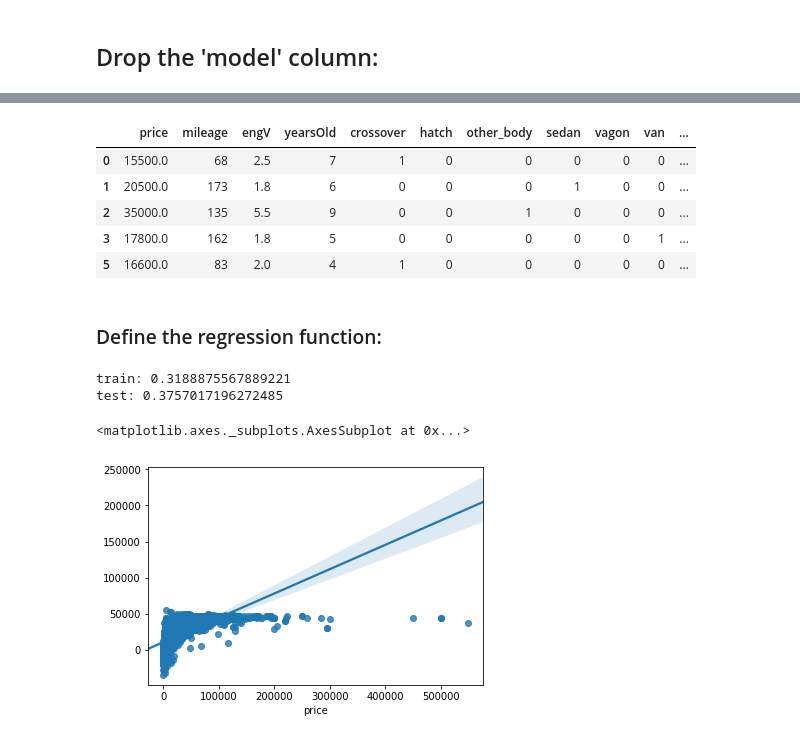
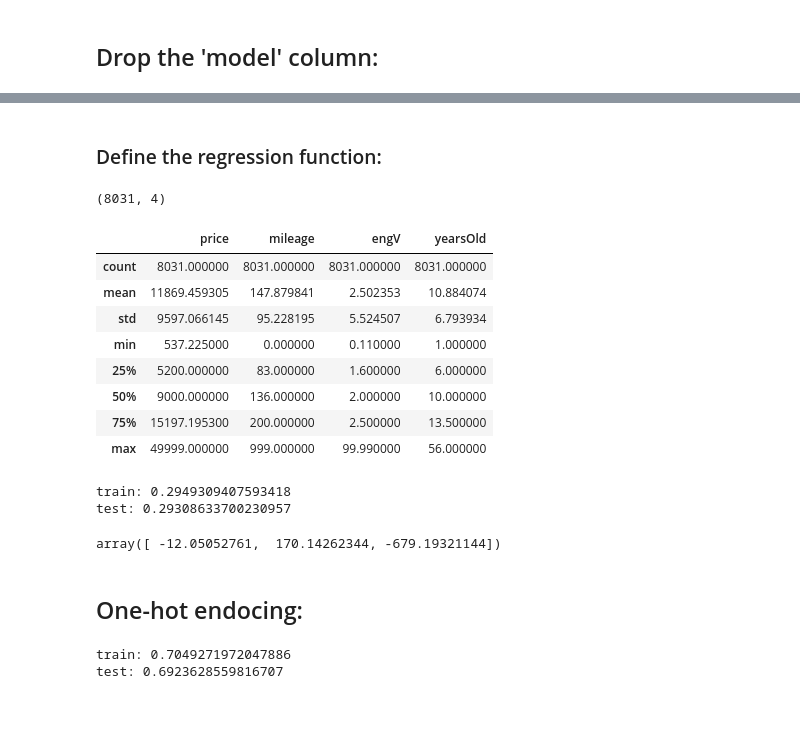
Before and after one commit to antoans/ML_with_Python_FMI, a Jupyter notebook: automobile_data_exploration/automobile_nb.ipynb, the cells around one changed output, grey strips where cells are left out. Saved outputs shown, nothing was run; the diff lists cells and outputs as text; code cells hidden in the pictures; blank space fills up the shorter version.

```diff
--- a/automobile_data_exploration/automobile_nb.ipynb
+++ b/automobile_data_exploration/automobile_nb.ipynb
@@ -174,38 +186,3 @@ data.describe()
-# %%
-encoded_data = data.copy()
-
-oneHot_body = pd.get_dummies(encoded_data['body'])
-oneHot_body.rename(columns={('other'): ('other_body')}, inplace=True)
-
-oneHot_drive = pd.get_dummies(encoded_data['drive'])
-
-oneHot_engType = pd.get_dummies(encoded_data['engType'])
-oneHot_engType.rename(columns={('Other'): ('other_engType')}, inplace=True)
-
-oneHot_reg = pd.get_dummies(encoded_data['registration']).drop('no', axis=1)
-oneHot_reg.rename(columns={('yes'): ('isRegistered')}, inplace=True)
-
-oneHot_car = pd.get_dummies(encoded_data['car'])
-
-
-encoded_data = encoded_data.join(oneHot_body)
-encoded_data = encoded_data.join(oneHot_drive)
-encoded_data = encoded_data.join(oneHot_reg)
-encoded_data = encoded_data.join(oneHot_engType)
-
-# Don't use the 'car' column for now.
-#encoded_data = encoded_data.join(oneHot_car)
-
-encoded_data = encoded_data.drop(['car', 'body', 'registration', 'drive', 'engType'], axis=1)
-
-encoded_data.head()
-# %% [output]
-|  | price | mileage | engV | yearsOld | crossover | hatch | other_body | sedan | vagon | van | ... |
-| 0 | 15500.0 | 68 | 2.5 | 7 | 1 | 0 | 0 | 0 | 0 | 0 | ... |
-| 1 | 20500.0 | 173 | 1.8 | 6 | 0 | 0 | 0 | 1 | 0 | 0 | ... |
-| 2 | 35000.0 | 135 | 5.5 | 9 | 0 | 0 | 1 | 0 | 0 | 0 | ... |
-| 3 | 17800.0 | 162 | 1.8 | 5 | 0 | 0 | 0 | 0 | 0 | 1 | ... |
-| 5 | 16600.0 | 83 | 2.0 | 4 | 1 | 0 | 0 | 0 | 0 | 0 | ... |
 # %% [markdown]
 ### Define the regression function:
 # %%
@@ -222,3 +199,38 @@ def do_linear_regression(X, y, return_train_test=False):
         return regressor, X_train, X_test, y_train, y_test
     else:
         return regressor
+# %%
+numeric_data = data[['price', 'mileage', 'engV', 'year']].copy()
+numeric_data['year'] = 2017 - numeric_data['year']
+numeric_data.rename(columns={('year'): ('yearsOld')}, inplace=True)
+
+numeric_data = numeric_data[numeric_data['price'] < 50000]
+numeric_data = numeric_data[numeric_data['price'] > 500]
+
+print(numeric_data.shape)
+numeric_data.describe()
+# %% [output]
+(8031, 4)
+|  | price | mileage | engV | yearsOld |
+| count | 8031.000000 | 8031.000000 | 8031.000000 | 8031.000000 |
+| mean | 11869.459305 | 147.879841 | 2.502353 | 10.884074 |
+| std | 9597.066145 | 95.228195 | 5.524507 | 6.793934 |
+| min | 537.225000 | 0.000000 | 0.110000 | 1.000000 |
+| 25% | 5200.000000 | 83.000000 | 1.600000 | 6.000000 |
+| 50% | 9000.000000 | 136.000000 | 2.000000 | 10.000000 |
+| 75% | 15197.195300 | 200.000000 | 2.500000 | 13.500000 |
+| max | 49999.000000 | 999.000000 | 99.990000 | 56.000000 |
+# %%
+X = numeric_data.drop('price', axis=1)
+y = numeric_data['price']
+
+regr = do_linear_regression(X, y)
+# %% [output]
+train: 0.2949309407593418
+test: 0.29308633700230957
+# %%
+regr.coef_
+# %% [output]
+array([ -12.05052761,  170.14262344, -679.19321144])
+# %% [markdown]
+## One-hot endocing:
@@ -225,10 +258,7 @@ def do_linear_regression(X, y, return_train_test=False):
 # %%
 X = encoded_data.drop('price', axis=1)
 y = encoded_data['price']
-regressor = do_linear_regression(X, y)
-sns.regplot(y, regressor.predict(X))
+regr = do_linear_regression(X, y)
 # %% [output]
-train: 0.3188875567889221
-test: 0.3757017196272485
+train: 0.7049271972047886
+test: 0.6923628559816707
-<matplotlib.axes._subplots.AxesSubplot at 0x...>
-[figure, removed]
```
Also changed, not shown: parts of 30 cells of this notebook.
